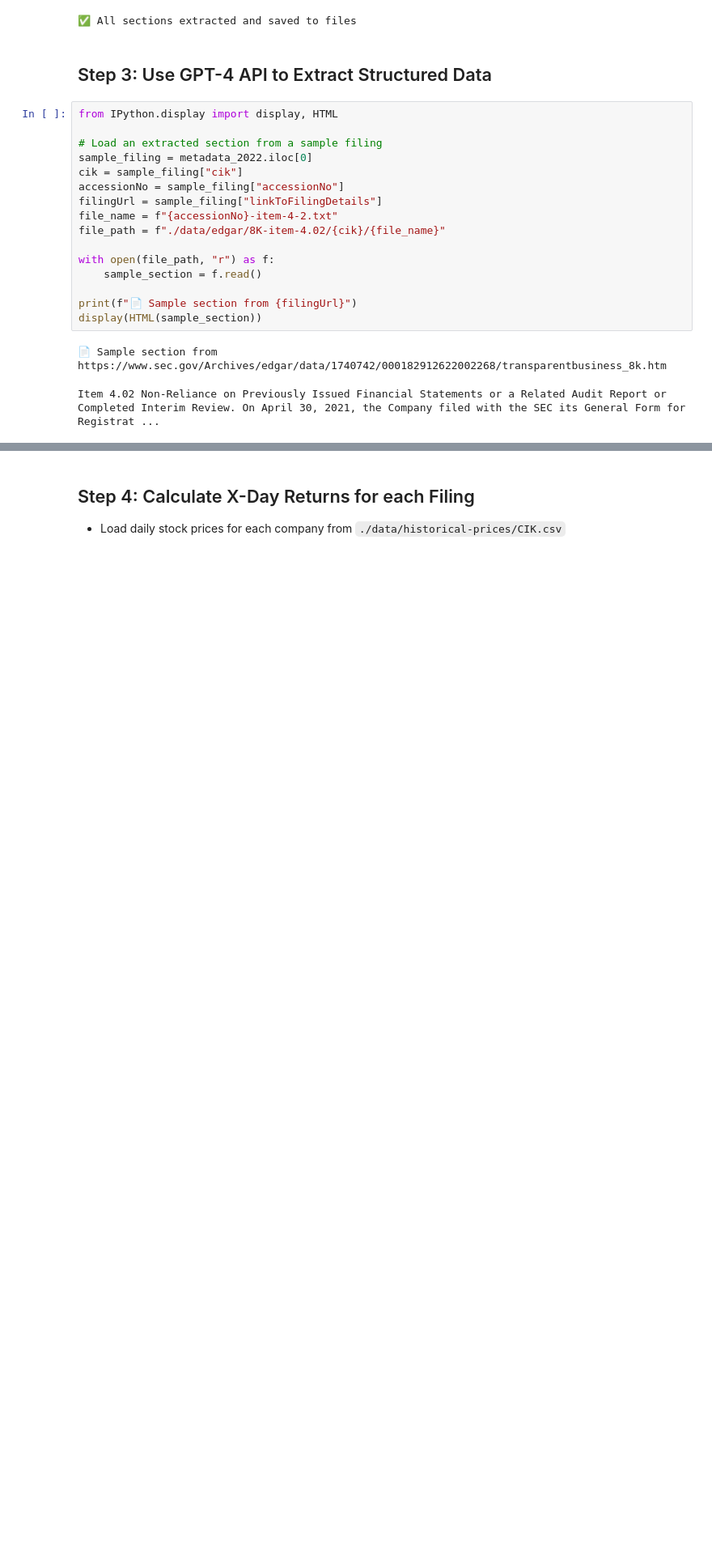
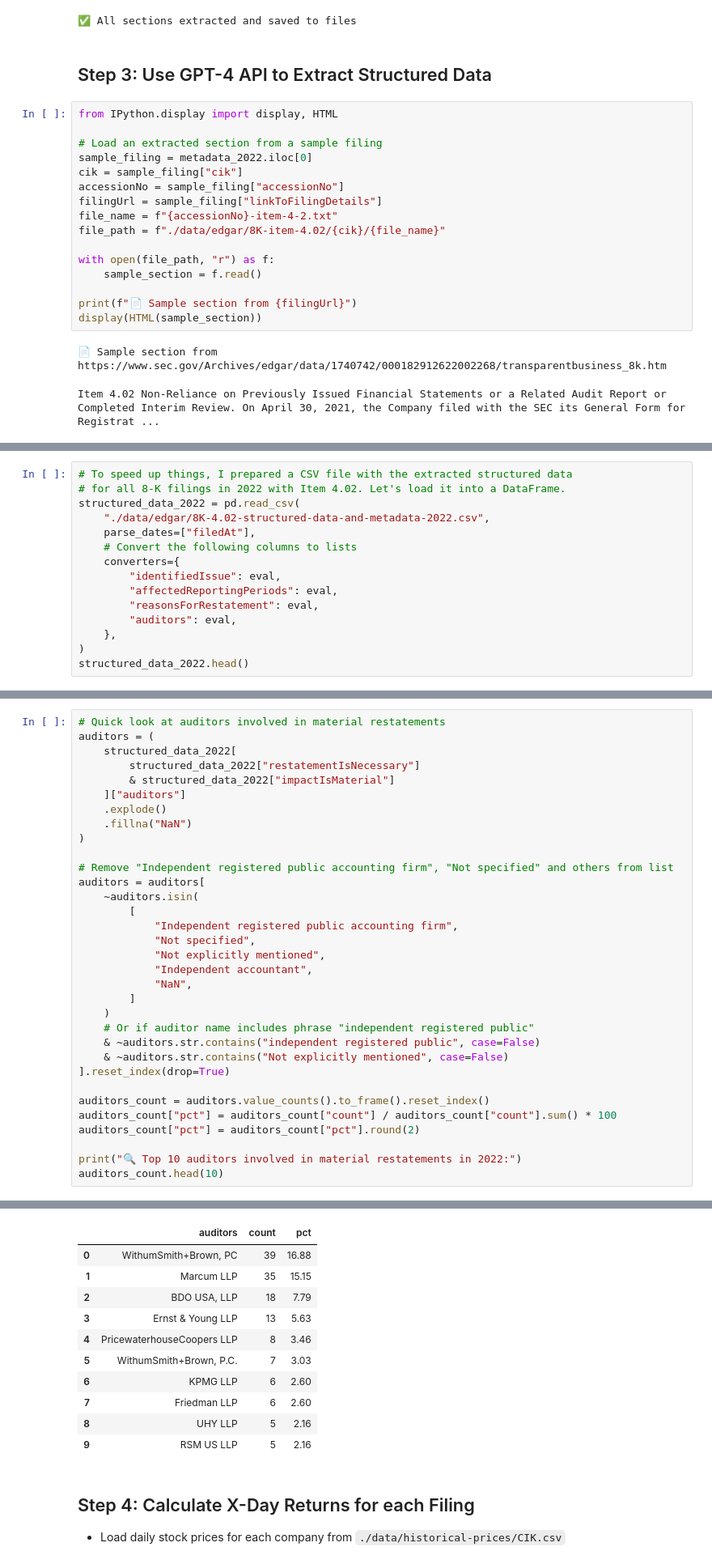
Before and after one commit to janlukasschroeder/ai-for-financial-analysis-and-research, a Jupyter notebook: gpt-4-api-extract-data-from-sec-filings/demo.ipynb, the cells around one changed output, grey strips where cells are left out. Shown: that part at 81% size. Drawn from its saved outputs; the diff is of its cells as text; blank space fills up the shorter version.

```diff
--- a/gpt-4-api-extract-data-from-sec-filings/demo.ipynb
+++ b/gpt-4-api-extract-data-from-sec-filings/demo.ipynb
@@ -332,0 +312,15 @@ structured_data
+# %%
+# To speed up things, I prepared a CSV file with the extracted structured data
+# for all 8-K filings in 2022 with Item 4.02. Let's load it into a DataFrame.
+structured_data_2022 = pd.read_csv(
+    "./data/edgar/8K-4.02-structured-data-and-metadata-2022.csv",
+    parse_dates=["filedAt"],
+    # Convert the following columns to lists
+    converters={
+        "identifiedIssue": eval,
+        "affectedReportingPeriods": eval,
+        "reasonsForRestatement": eval,
+        "auditors": eval,
+    },
+)
+structured_data_2022.head()
@@ -332,0 +336,34 @@ structured_data
+# %%
+# Quick look at auditors involved in material restatements
+auditors = (
+    structured_data_2022[
+        structured_data_2022["restatementIsNecessary"]
+        & structured_data_2022["impactIsMaterial"]
+    ]["auditors"]
+    .explode()
+    .fillna("NaN")
+)
+
+# Remove "Independent registered public accounting firm", "Not specified" and others from list
+auditors = auditors[
+    ~auditors.isin(
+        [
+            "Independent registered public accounting firm",
+            "Not specified",
+            "Not explicitly mentioned",
+            "Independent accountant",
+            "NaN",
+        ]
+    )
+    # Or if auditor name includes phrase "independent registered public"
+    & ~auditors.str.contains("independent registered public", case=False)
+    & ~auditors.str.contains("Not explicitly mentioned", case=False)
+].reset_index(drop=True)
+
+auditors_count = auditors.value_counts().to_frame().reset_index()
+auditors_count["pct"] = auditors_count["count"] / auditors_count["count"].sum() * 100
+auditors_count["pct"] = auditors_count["pct"].round(2)
+
+print("🔍 Top 10 auditors involved in material restatements in 2022:")
+auditors_count.head(10)
+# %% [output]
@@ -333,3 +371,14 @@ structured_data
+|  | auditors | count | pct |
+| 0 | WithumSmith+Brown, PC | 39 | 16.88 |
+| 1 | Marcum LLP | 35 | 15.15 |
+| 2 | BDO USA, LLP | 18 | 7.79 |
+| 3 | Ernst & Young LLP | 13 | 5.63 |
+| 4 | PricewaterhouseCoopers LLP | 8 | 3.46 |
+| 5 | WithumSmith+Brown, P.C. | 7 | 3.03 |
+| 6 | KPMG LLP | 6 | 2.60 |
+| 7 | Friedman LLP | 6 | 2.60 |
+| 8 | UHY LLP | 5 | 2.16 |
+| 9 | RSM US LLP | 5 | 2.16 |
 # %% [markdown]
 ## Step 4: Calculate X-Day Returns for each Filing
 
```
Also changed, not shown: parts of 11 cells of this notebook, 2 other files.
